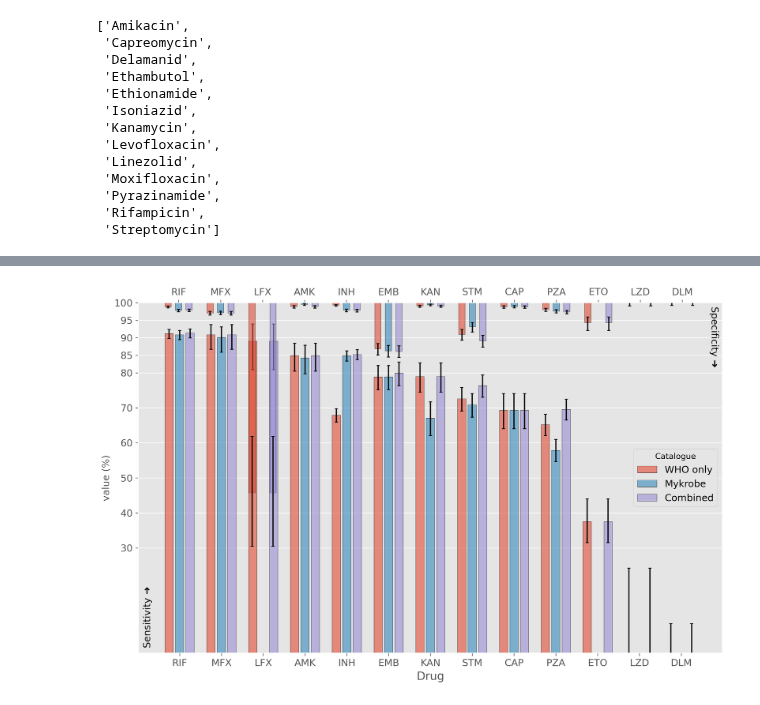
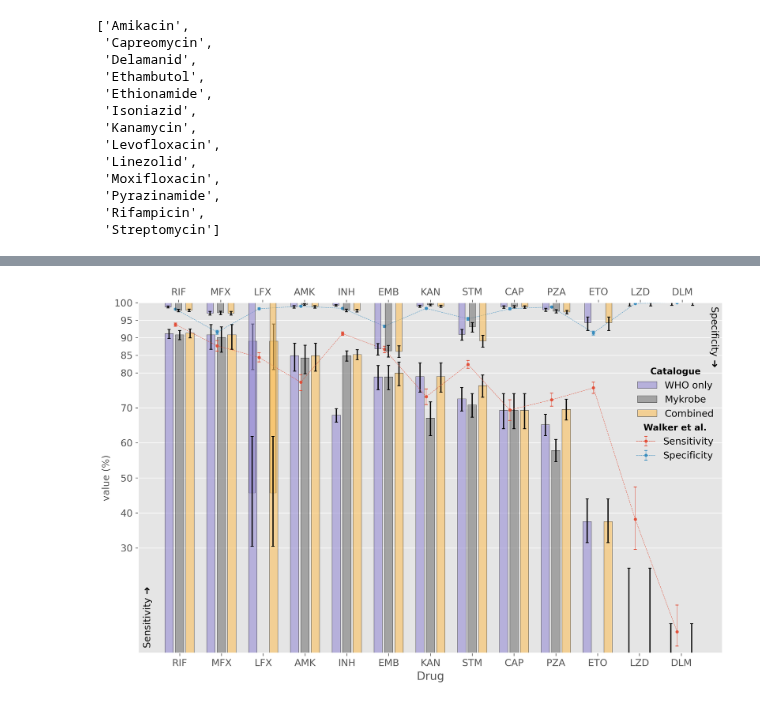
Before and after one commit to mbhall88/WHO-correspondence, a Jupyter notebook: workflow/notebooks/analysis.ipynb, the cells around one changed output, grey strips where cells are left out. Cells and saved outputs as stored; diff of their text form; code cells hidden in the pictures.

Commit message:
add paper results to plot and table

```diff
--- a/workflow/notebooks/analysis.ipynb
+++ b/workflow/notebooks/analysis.ipynb
@@ -25,6 +25,7 @@ if "snakemake" in locals() or "snakemake" in globals():
     panel_names = snakemake.params.panel_names
     outpath = snakemake.output.table
     plots = snakemake.output.plots
+    who_results = pd.read_csv(snakemake.input.who_results)
 else:
     plt.rcParams['figure.figsize'] = (13, 8)
     plt.rcParams['figure.dpi'] = 300
@@ -36,12 +37,14 @@ else:
     CONF = 0.95
     minor_is_susceptible = False
     panel_names = {
+        "previous": "Walker et al.",
+        "who2021": "WHO only",
         "hunt2019": "Mykrobe",
-        "who2021": "WHO only",
         "hall2022": "Combined"
     }
     outpath = "table.csv"
     plots = ["plot.png"]
+    who_results = pd.read_csv("../../docs/who-results.csv")
 # %%
 len(csvs)
 # %% [output]
@@ -394,0 +379,8 @@ table
+# %%
+paper_data = []
+for _, row in who_results.iterrows():
+    panel = panel_names["previous"]
+    sn = f"{row['sensitivity']}% ({row['sensitivity_lower_bound']}%-{row['sensitivity_upper_bound']}%)"
+    sp = f"{row['specificity']}% ({row['specificity_lower_bound']}%-{row['specificity_upper_bound']}%)"
+    paper_data.append((row["drug"].capitalize(), panel, "-", "-", sn, sp))
+paper_tbl = pd.DataFrame(paper_data, columns=table.columns)
@@ -432,11 +445,11 @@ drugix = np.array(list(reversed(np.argsort(sensitivities))))
 ordered_drugs = np.array(DRUGS)[drugix]
 # %%
 def sort_drugs(a):
-    xs = ordered_drugs.tolist()
+    xs = [d.lower() for d in ordered_drugs.tolist()]
     out = []
     c = Counter()
     for x in a:
-        i = xs.index(x)
+        i = xs.index(x.lower())
         d = xs[i]
         c[d] += 1
         out.append((i, c[d]))
@@ -497,8 +510,10 @@ red = ggplot_cm[0]
 blue = ggplot_cm[1]
 purple = ggplot_cm[2]
 black = ggplot_cm[3]
+yellow = ggplot_cm[4]
+green = ggplot_cm[5]
 edgecol = "black"
-cmap = [red, blue, purple]
+cmap = [purple, black, yellow]
 # plot details
 bar_width = 0.2
 epsilon = 0.05
@@ -511,7 +526,11 @@ bar_alpha = 0.6
 hatch = ""
 
 all_positions = []
-for i, panel in enumerate(panel_names):
+i = -1
+for panel in panel_names:
+    if panel == "previous":
+        continue
+    i += 1
     ix = (d, panel)
     panel_sn_df = sn_df.query("panel==@panel")
     sn_ys = panel_sn_df["value"] * 100
@@ -522,6 +541,7 @@ for i, panel in enumerate(panel_names):
     all_positions.append(positions)
 
     colour = cmap[i]
+    label = panel_names[panel.lower()]
 
     # resistance bar plots
     sn_bar = axR.bar(
@@ -533,7 +553,8 @@ for i, panel in enumerate(panel_names):
         edgecolor=edgecol,
         linewidth=line_width,
         capsize=capsize,
-        alpha=bar_alpha
+        alpha=bar_alpha,
+        label=label,
     )
 
     panel_sp_df = sp_df.query("panel==@panel")
@@ -553,10 +574,53 @@ for i, panel in enumerate(panel_names):
         edgecolor=edgecol,
         linewidth=line_width,
         capsize=capsize,
-        error_kw=dict(barsabove=True)
+        error_kw=dict(barsabove=True),
+        label=label,
     )
-    sn_bar.set_label(panel_names[panel.lower()])
 
+
+
+# add errorbars for paper sensitivity
+paper_cat = panel_names["previous"]
+paper_df = who_results.sort_values(by="drug", key=sort_drugs).reset_index(drop=True)
+xs = [np.mean(ps)-0.1 for ps in zip(*all_positions)]
+metric = "sensitivity"
+ys = np.array(paper_df[metric])
+yerr_l = ys - paper_df[f"{metric}_lower_bound"]
+yerr_u = paper_df[f"{metric}_upper_bound"] - ys
+yerr_u = [min(100, x) for x in yerr_u]
+axR.errorbar(
+    xs,
+    ys,
+    yerr=[yerr_l, yerr_u],
+    color=red,
+    capsize=capsize,
+    fmt=".--",
+    alpha=0.9,
+    linewidth=line_width,
+    label=metric.capitalize()
+)
+
+# add errorbars for paper specificity
+paper_cat = panel_names["previous"]
+paper_df = who_results.sort_values(by="drug", key=sort_drugs).reset_index(drop=True)
+xs = [np.mean(ps)-0.1 for ps in zip(*all_positions)]
+metric = "specificity"
+ys = np.array(paper_df[metric])
+yerr_l = ys - paper_df[f"{metric}_lower_bound"]
+yerr_u = paper_df[f"{metric}_upper_bound"] - ys
+yerr_u = [min(100, x) for x in yerr_u]
+axR.errorbar(
+    xs,
+    ys,
+    yerr=[yerr_l, yerr_u],
+    color=blue,
+    capsize=capsize,
+    fmt=".--",
+    alpha=0.9,
+    linewidth=line_width,
+    label=metric.capitalize()
+)
 
 labels = [abbrev[d] for d in ordered_drugs]
 label_pos = [np.mean(ps) for ps in zip(*all_positions)]
@@ -581,7 +645,9 @@ plt.text(12.9, 82,
 )
 
 leghandles, leglabels = axR.get_legend_handles_labels()
-axR.legend(leghandles, leglabels, loc="center right", prop={"size": fs}, title="Catalogue")
+legend_props = dict(loc="upper right", prop=dict(size=fs), frameon=False, title_fontproperties=dict(size=fs-1, weight="bold"))
+axR.legend(leghandles[:-2], leglabels[:-2], title="Catalogue", bbox_to_anchor=(1, 0.84), **legend_props)
+axS.legend(leghandles[-2:], leglabels[-2:], title="Walker et al.", bbox_to_anchor=(1, 0.68), **legend_props)
 axS.grid(False)
 axR.grid(False, axis="x",)
 _ = axR.set_xlabel("Drug", fontsize=fs+2)
@@ -590,4 +655,4 @@ Text(0.5, 0, 'Drug')
-[figure, old version]
+[figure, new version]
 # %%
 for plot_path in plots:
     fig.savefig(plot_path)
```
Also changed, not shown: parts of 5 cells of this notebook, 4 other files.
